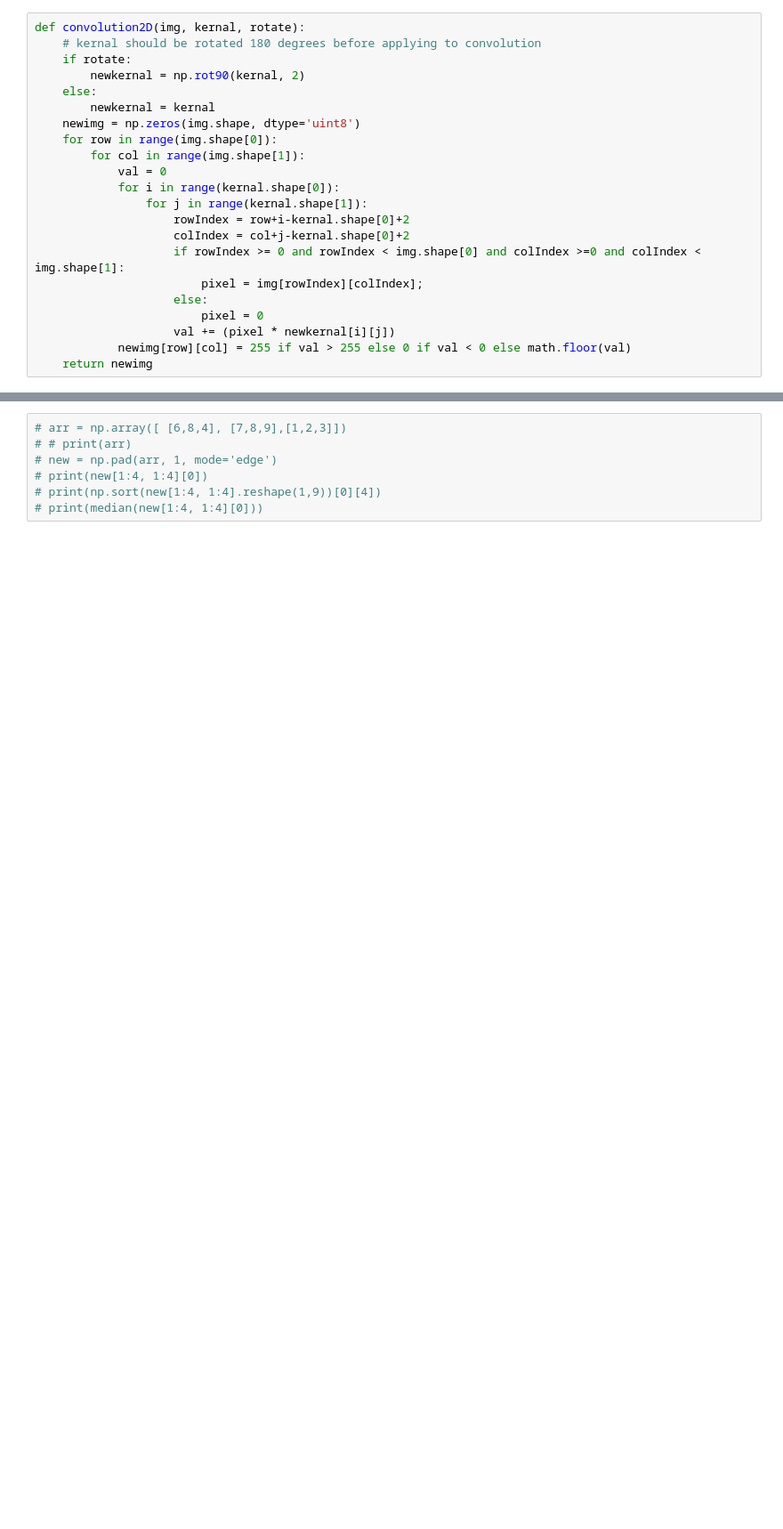
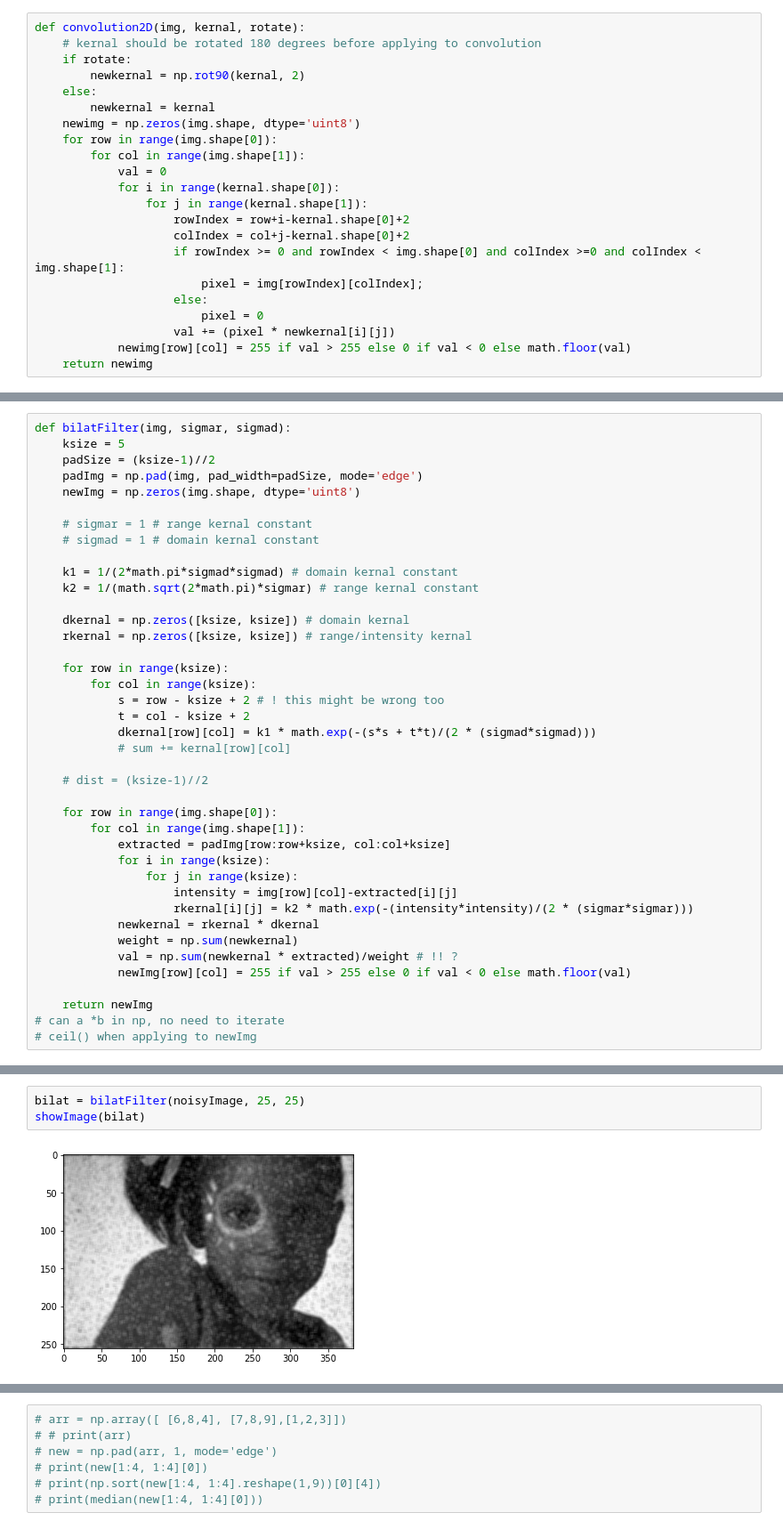
Before and after one commit to kavin-du/Image-Filters, a Jupyter notebook: Untitled.ipynb, the cells around one changed output, grey strips where cells are left out. Shown at 89% size. Drawn from its saved outputs; the diff is of its cells as text; blank space fills up the shorter version.

Commit message:
bilateral

```diff
--- a/Untitled.ipynb
+++ b/Untitled.ipynb
@@ -61,5 +61,45 @@ def medianFilter(img, ksize):
             med = median(kernal.reshape(1,ksize*ksize)[0])
             newImg[row][col] = med
     return newImg
+# %%
+def bilatFilter(img, sigmar, sigmad):
+    ksize = 5
+    padSize = (ksize-1)//2
+    padImg = np.pad(img, pad_width=padSize, mode='edge')
+    newImg = np.zeros(img.shape, dtype='uint8')
+
+    # sigmar = 1 # range kernal constant
+    # sigmad = 1 # domain kernal constant
+
+    k1 = 1/(2*math.pi*sigmad*sigmad) # domain kernal constant
+    k2 = 1/(math.sqrt(2*math.pi)*sigmar) # range kernal constant
+
+    dkernal = np.zeros([ksize, ksize]) # domain kernal
+    rkernal = np.zeros([ksize, ksize]) # range/intensity kernal
+
+    for row in range(ksize):
+        for col in range(ksize):
+            s = row - ksize + 2 # ! this might be wrong too
+            t = col - ksize + 2
+            dkernal[row][col] = k1 * math.exp(-(s*s + t*t)/(2 * (sigmad*sigmad)))
+            # sum += kernal[row][col]
+
+    # dist = (ksize-1)//2
+
+    for row in range(img.shape[0]):
+        for col in range(img.shape[1]):
+            extracted = padImg[row:row+ksize, col:col+ksize]
+            for i in range(ksize):
+                for j in range(ksize):
+                    intensity = img[row][col]-extracted[i][j]
+                    rkernal[i][j] = k2 * math.exp(-(intensity*intensity)/(2 * (sigmar*sigmar)))
+            newkernal = rkernal * dkernal
+            weight = np.sum(newkernal)
+            val = np.sum(newkernal * extracted)/weight # !! ?
+            newImg[row][col] = 255 if val > 255 else 0 if val < 0 else math.floor(val)
+
+    return newImg
+# can a *b in np, no need to iterate
+# ceil() when applying to newImg
 # %%
 ##### main function ?
@@ -71,0 +113,5 @@ noisyImage = cv2.imread('spunifnoisy.jpg', 0)
+# %%
+bilat = bilatFilter(noisyImage, 25, 25)
+showImage(bilat)
+# %% [output]
+[figure, added]
```
Also changed, not shown: parts of 5 cells of this notebook.
